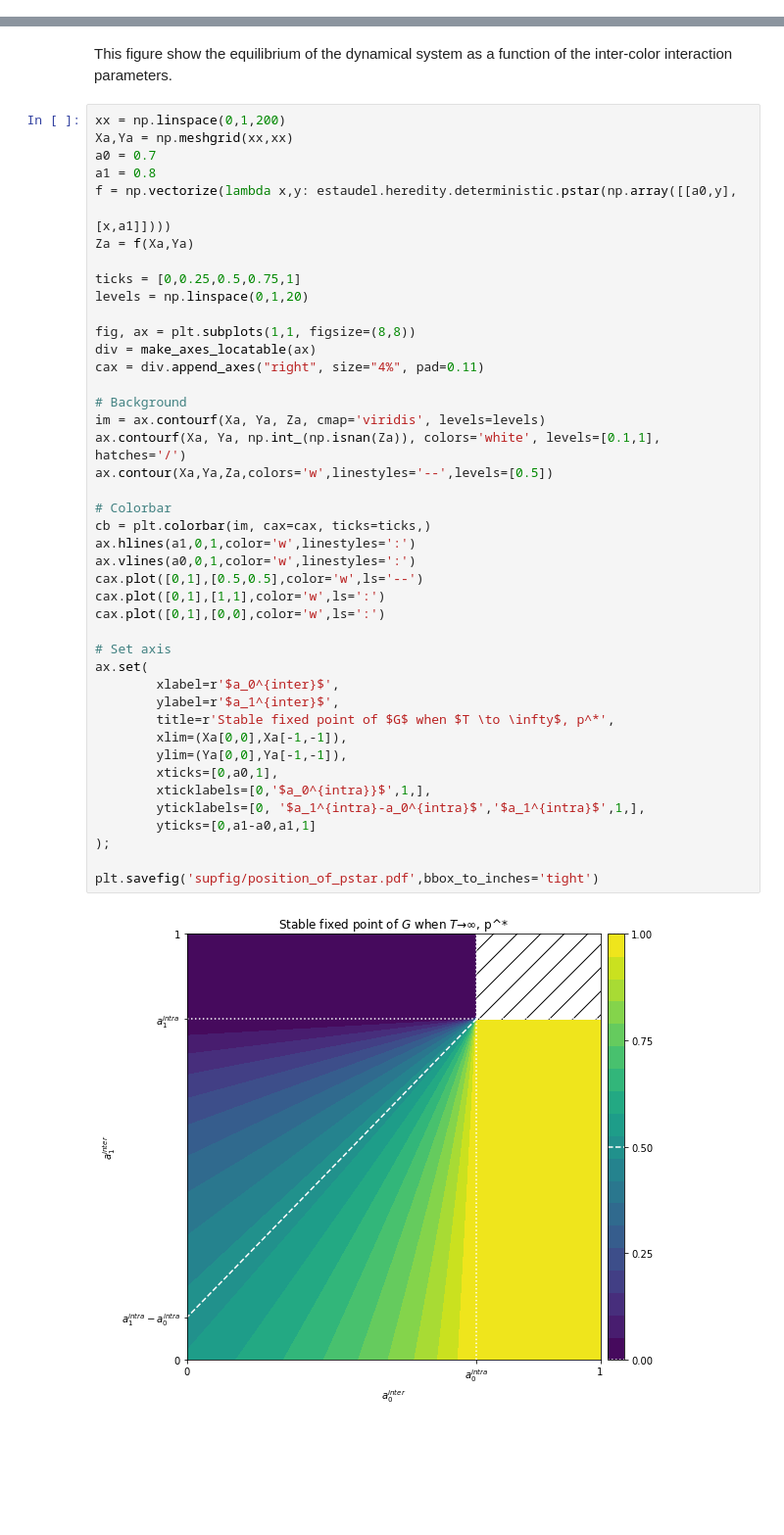
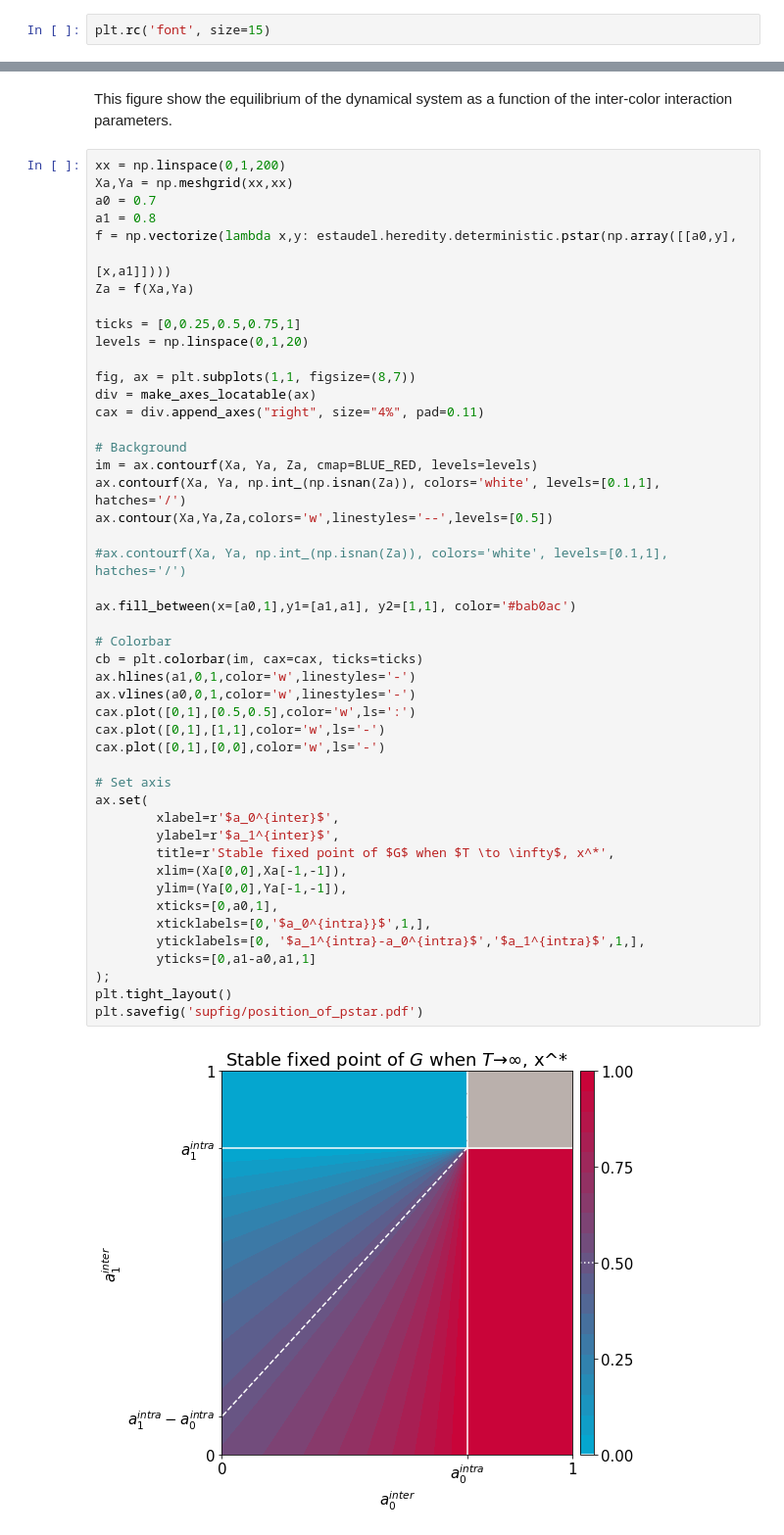
Before and after one commit to elifesciences-publications/estaudel, a Jupyter notebook: evolution_of_heredity/Supplementary_figures.ipynb, the cells around one changed output, grey strips where cells are left out. Shown at 98% size. Saved outputs shown, nothing was run; the diff lists cells and outputs as text; blank space fills up the shorter version.

```diff
--- a/evolution_of_heredity/Supplementary_figures.ipynb
+++ b/evolution_of_heredity/Supplementary_figures.ipynb
@@ -172 +183,3 @@ def plot_nf_vectorfield(r, A, color='grey', ax=None, xmax=2.5, text=True, B=None
+# %%
+plt.rc('font', size=15)
 # %%
@@ -365,42 +285,46 @@ Xa,Ya = np.meshgrid(xx,xx)
 a0 = 0.7
 a1 = 0.8
 f = np.vectorize(lambda x,y: estaudel.heredity.deterministic.pstar(np.array([[a0,y],
                                                                              [x,a1]])))
 Za = f(Xa,Ya)
 
 ticks = [0,0.25,0.5,0.75,1]
 levels = np.linspace(0,1,20)
 
-fig, ax = plt.subplots(1,1, figsize=(8,8))
+fig, ax = plt.subplots(1,1, figsize=(8,7))
 div = make_axes_locatable(ax)
 cax = div.append_axes("right", size="4%", pad=0.11)
 
 # Background
-im = ax.contourf(Xa, Ya, Za, cmap='viridis', levels=levels)
+im = ax.contourf(Xa, Ya, Za, cmap=BLUE_RED, levels=levels)
 ax.contourf(Xa, Ya, np.int_(np.isnan(Za)), colors='white', levels=[0.1,1],  hatches='/')
 ax.contour(Xa,Ya,Za,colors='w',linestyles='--',levels=[0.5])
 
+#ax.contourf(Xa, Ya, np.int_(np.isnan(Za)), colors='white', levels=[0.1,1],  hatches='/')
+
+ax.fill_between(x=[a0,1],y1=[a1,a1], y2=[1,1], color='#bab0ac')
+
 # Colorbar
-cb = plt.colorbar(im, cax=cax, ticks=ticks,)
-ax.hlines(a1,0,1,color='w',linestyles=':')
-ax.vlines(a0,0,1,color='w',linestyles=':')
-cax.plot([0,1],[0.5,0.5],color='w',ls='--')
-cax.plot([0,1],[1,1],color='w',ls=':')
-cax.plot([0,1],[0,0],color='w',ls=':')
+cb = plt.colorbar(im, cax=cax, ticks=ticks)
+ax.hlines(a1,0,1,color='w',linestyles='-')
+ax.vlines(a0,0,1,color='w',linestyles='-')
+cax.plot([0,1],[0.5,0.5],color='w',ls=':')
+cax.plot([0,1],[1,1],color='w',ls='-')
+cax.plot([0,1],[0,0],color='w',ls='-')
 
 # Set axis
 ax.set(
         xlabel=r'$a_0^{inter}$',
         ylabel=r'$a_1^{inter}$',
-        title=r'Stable fixed point of $G$ when $T \to \infty$, p^*',
+        title=r'Stable fixed point of $G$ when $T \to \infty$, x^*',
         xlim=(Xa[0,0],Xa[-1,-1]),
         ylim=(Ya[0,0],Ya[-1,-1]),
         xticks=[0,a0,1],
         xticklabels=[0,'$a_0^{intra}}$',1,],
         yticklabels=[0, '$a_1^{intra}-a_0^{intra}$','$a_1^{intra}$',1,],
         yticks=[0,a1-a0,a1,1]
 );
-
-plt.savefig('supfig/position_of_pstar.pdf',bbox_to_inches='tight')
+plt.tight_layout()
+plt.savefig('supfig/position_of_pstar.pdf')
 # %% [output]
-[figure, old version]
+[figure, new version]
```
Also changed, not shown: parts of 18 cells of this notebook, 25 other files.
